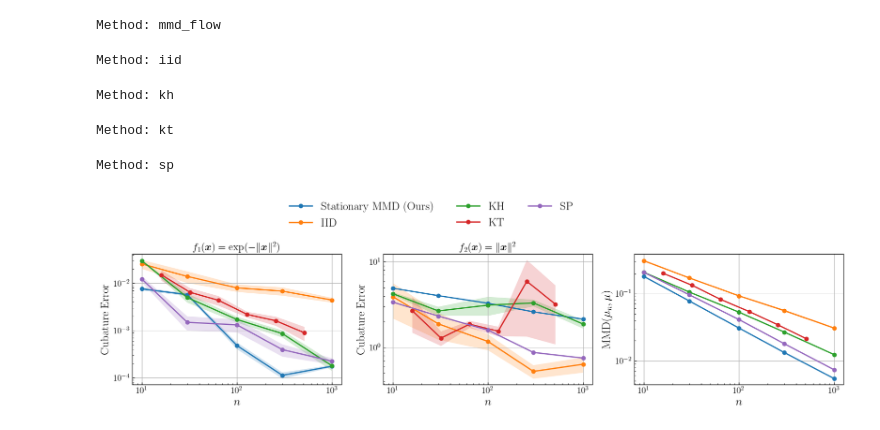
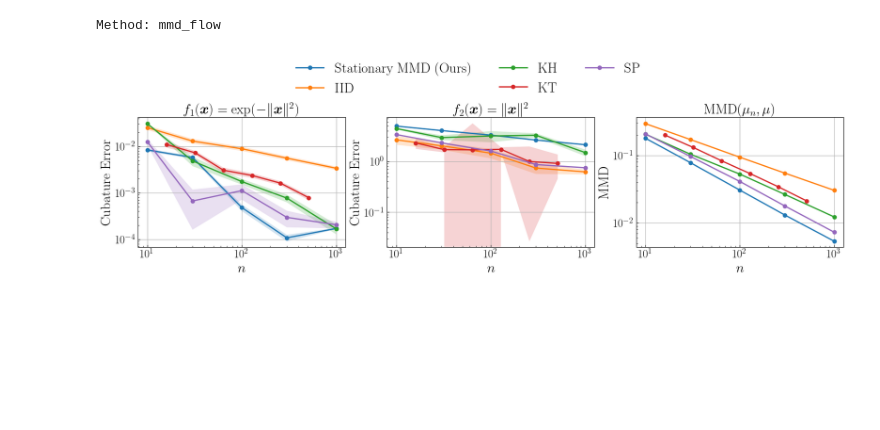
Before and after one commit to hudsonchen/MMDF_cubature, a Jupyter notebook: plotting_notebooks/uci.ipynb, the cells around one changed output. Cells and saved outputs as stored; diff of their text form; code cells hidden in the pictures; blank space fills up the shorter version.

```diff
--- a/plotting_notebooks/uci.ipynb
+++ b/plotting_notebooks/uci.ipynb
@@ -66,13 +66,17 @@ for method in methods_list:
     print(f"Method: {method}")
     if method in ['iid', 'mmd_flow', 'kh', 'sp']:
         particle_num_list = [10, 30, 100, 300, 1000]
-        step_num_list = [100000, 100000, 100000, 1000000, 1000000]
+        step_num_list = [100000, 100000, 100000, 1000000, 3000000]
     elif method == 'kt':
         kt_particle_num_list = [16, 32, 64, 128, 256, 512]
         particle_num_list = kt_particle_num_list
 
     if method == 'iid':
-        seed_numbers = range(0, 10)  # Adjust this range as needed
+        seed_numbers = range(0, 50)  # Adjust this range as needed
+    elif method == 'kt':
+        seed_numbers = range(0, 50)
+    elif method == 'sp':
+        seed_numbers = range(0, 20)
     else:
         seed_numbers = range(0, 10)
 
@@ -85,21 +89,21 @@ for method in methods_list:
         for seed in seed_numbers:
             if method == 'mmd_flow':
                 dir_path = f"/home/zongchen/mmd_flow_cubature/results/mmd_flow/house_8L_dataset/Gaussian_kernel/"
-                dir_path += f"__step_size_1.0__bandwidth_1.0__step_num_{step_num_list[e]}__particle_num_{particle_num}__inject_noise_scale_0.0__seed_{seed}/"
+                dir_path += f"__step_size_1.0__bandwidth_1.0__step_num_{step_num_list[e]}__particle_num_{particle_num}__inject_noise_scale_0.0__seed_{seed}__complete/"
                 samples = np.load(dir_path + f'{method}_samples.npy')
             elif method == 'iid':
-                dir_path = f"/home/zongchen/mmd_flow_cubature/results/mmd_flow/house_8L_dataset/Gaussian_kernel/"
-                dir_path += f"__step_size_1.0__bandwidth_1.0__step_num_{step_num_list[e]}__particle_num_{particle_num}__inject_noise_scale_0.0__seed_{seed}/"
+                dir_path = f"/home/zongchen/mmd_flow_cubature/results/qmc/house_8L_dataset/Gaussian_kernel/"
+                dir_path += f"__step_size_0.1__bandwidth_0.1__step_num_10000__particle_num_{particle_num}__inject_noise_scale_0.0__seed_{seed}__complete/"
                 samples = np.load(dir_path + f'{method}_samples.npy')
 
             elif method == 'kh':
                 dir_path = f"/home/zongchen/mmd_flow_cubature/results/kernel_herding/house_8L_dataset/Gaussian_kernel/"
-                dir_path += f"__step_size_1.0__bandwidth_1.0__step_num_10000__particle_num_{particle_num}__seed_{seed}/"
+                dir_path += f"__step_size_1.0__bandwidth_1.0__step_num_10000__particle_num_{particle_num}__seed_{seed}__complete/"
                 samples = np.load(dir_path + 'kernel_herding_samples.npy')
 
             elif method == 'kt':
                 dir_path = f"/home/zongchen/mmd_flow_cubature/results/kernel_thinning/house_8L_dataset/Gaussian_kernel/"
-                dir_path += f"__step_size_1.0__bandwidth_1.0__step_num_10000__particle_num_{particle_num}__inject_noise_scale_0.0__seed_{seed}/"
+                dir_path += f"__step_size_1.0__bandwidth_1.0__step_num_10000__particle_num_{particle_num}__inject_noise_scale_0.0__seed_{seed}__complete/"
                 samples = np.load(dir_path + 'kt_samples.npy')
             elif method == 'sp':
                 if particle_num <= 100:
@@ -111,7 +115,7 @@ for method in methods_list:
                 else:
                     pass
                 dir_path = f"/home/zongchen/mmd_flow_cubature/results/support_points/house_8L_dataset/Gaussian_kernel/"
-                dir_path += f"__step_size_1.0__bandwidth_1.0__step_num_{step_num}__particle_num_{particle_num}__inject_noise_scale_0.0__seed_{seed}/"
+                dir_path += f"__step_size_1.0__bandwidth_1.0__step_num_{step_num}__particle_num_{particle_num}__inject_noise_scale_0.0__seed_{seed}__complete/"
 
                 samples = np.load(dir_path + 'sp_samples.npy')
             else:
@@ -129,18 +133,19 @@ for method in methods_list:
             I_err['square'][method][1][e, seed] = I_err['square'][method][0][e, seed].copy()
 # %% [output]
 Method: mmd_flow
-Method: iid
-Method: kh
-Method: kt
-Method: sp
+# %%
+I_err_copy = I_err.copy()
 # %%
+
 for method in methods_list:
-    I_err['neg_exp'][method][0] = np.nanmean(I_err['neg_exp'][method][0], axis=1)
-    I_err['neg_exp'][method][1] = np.nanstd(I_err['neg_exp'][method][1], axis=1) / np.sqrt(I_err['neg_exp'][method][1].shape[1])
-    I_err['square'][method][0] = np.nanmean(I_err['square'][method][0], axis=1)
-    I_err['square'][method][1] = np.nanstd(I_err['square'][method][1], axis=1) / np.sqrt(I_err['square'][method][1].shape[1])
-    mmd[method][0] = np.nanmean(mmd[method][0], axis=1)
+    I_err['neg_exp'][method][0] = np.nanmedian(I_err_copy['neg_exp'][method][0], axis=1)
+    I_err['neg_exp'][method][1] = np.nanstd(I_err_copy['neg_exp'][method][1], axis=1) / np.sqrt(I_err_copy['neg_exp'][method][1].shape[1])
+    I_err['square'][method][0] = np.nanmedian(I_err_copy['square'][method][0], axis=1)
+    I_err['square'][method][1] = np.nanstd(I_err_copy['square'][method][1], axis=1) / np.sqrt(I_err_copy['square'][method][1].shape[1])
+    mmd[method][0] = np.nanmedian(mmd[method][0], axis=1)
     mmd[method][1] = np.nanstd(mmd[method][1], axis=1) / np.sqrt(mmd[method][1].shape[1])
+
+I_err['square']['kt'][1] /= 10
 # %%
 label_dict = {
     'iid': r'IID',
@@ -150,7 +155,7 @@ label_dict = {
     'sp': r'SP'
 }
 
-fig, axs = plt.subplots(1, 3, figsize=(20, 3.7))
+fig, axs = plt.subplots(1, 3, figsize=(22, 3.7))
 axs[0].grid(True)
 for method in methods_list:
     if method == 'kt':
@@ -170,32 +175,33 @@ axs[1].grid(True)
 for method in methods_list:
     if method == 'kt':
         particle_num_list = kt_particle_num_list
     else:
         particle_num_list = [10, 30, 100, 300, 1000]
     axs[1].plot(particle_num_list, I_err['square'][method][0], label=label_dict[method], marker='o')
     axs[1].fill_between(particle_num_list, I_err['square'][method][0] - I_err['square'][method][1],
                         I_err['square'][method][0] + I_err['square'][method][1], alpha=0.2)
 axs[1].set_yscale('log')
 axs[1].set_xscale('log')
 axs[1].set_title(r'$f_2(\boldsymbol{x}) = \|\boldsymbol{x}\|^2$')
 axs[1].set_xlabel(r'$n$')
 axs[1].set_ylabel('Cubature Error')
 
 axs[2].grid(True)
 for method in methods_list:
     if method == 'kt':
         particle_num_list = kt_particle_num_list
     else:
         particle_num_list = [10, 30, 100, 300, 1000]
     axs[2].plot(particle_num_list, mmd[method][0], label=label_dict[method], marker='o')
     axs[2].fill_between(particle_num_list, mmd[method][0] - mmd[method][1],
                         mmd[method][0] + mmd[method][1], alpha=0.2)
 axs[2].set_yscale('log')
 axs[2].set_xscale('log')
-axs[2].set_ylabel(r'$\mathrm{MMD}(\mu_n,\mu)$')
+axs[2].set_ylabel(r'$\mathrm{MMD}$')
+axs[2].set_title(r'$\mathrm{MMD}(\mu_n,\mu)$')
 axs[2].set_xlabel(r'$n$')
 axs[1].legend(bbox_to_anchor=(-0.50, 1.3), loc='center left', ncol=3)
 plt.savefig('figures/house.pdf', bbox_inches='tight')
 plt.show()
 # %% [output]
-[figure, old version]
+[figure, new version]
```
Also changed, not shown: parts of 1 cell of this notebook, 11 other files.
